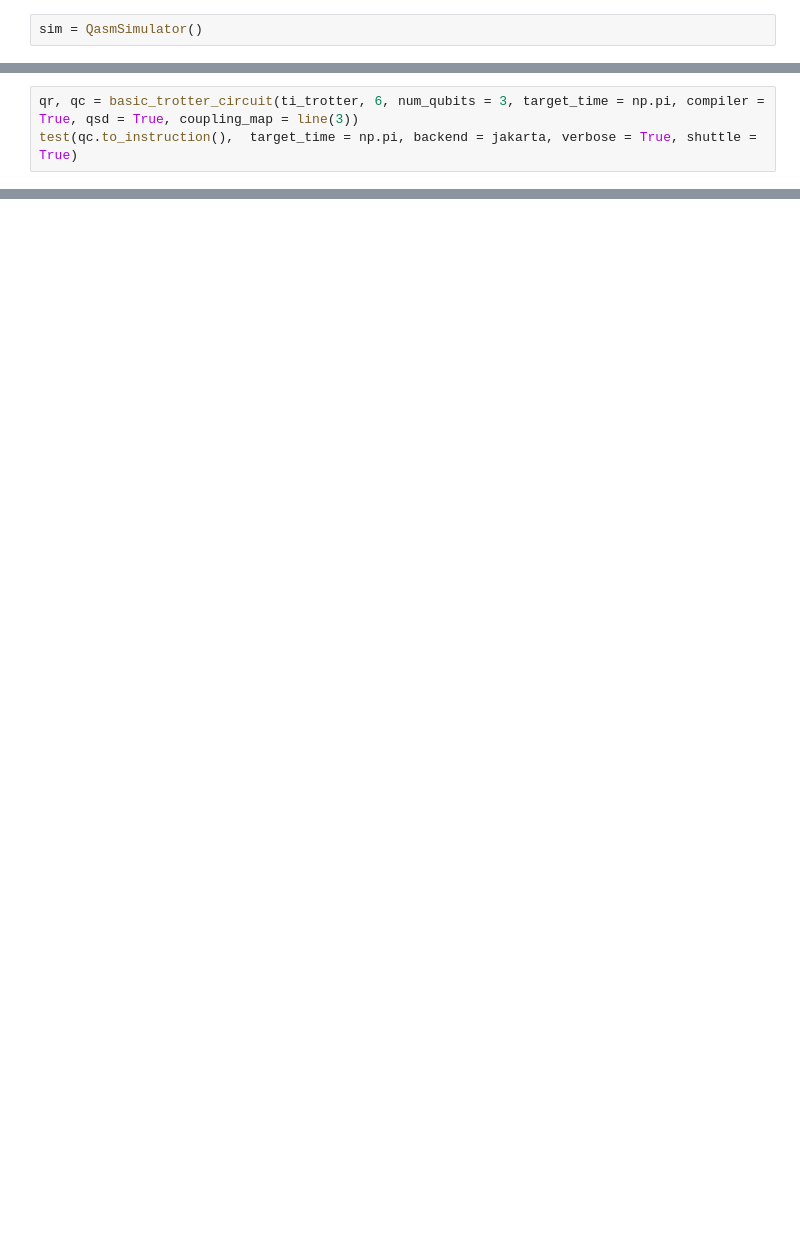
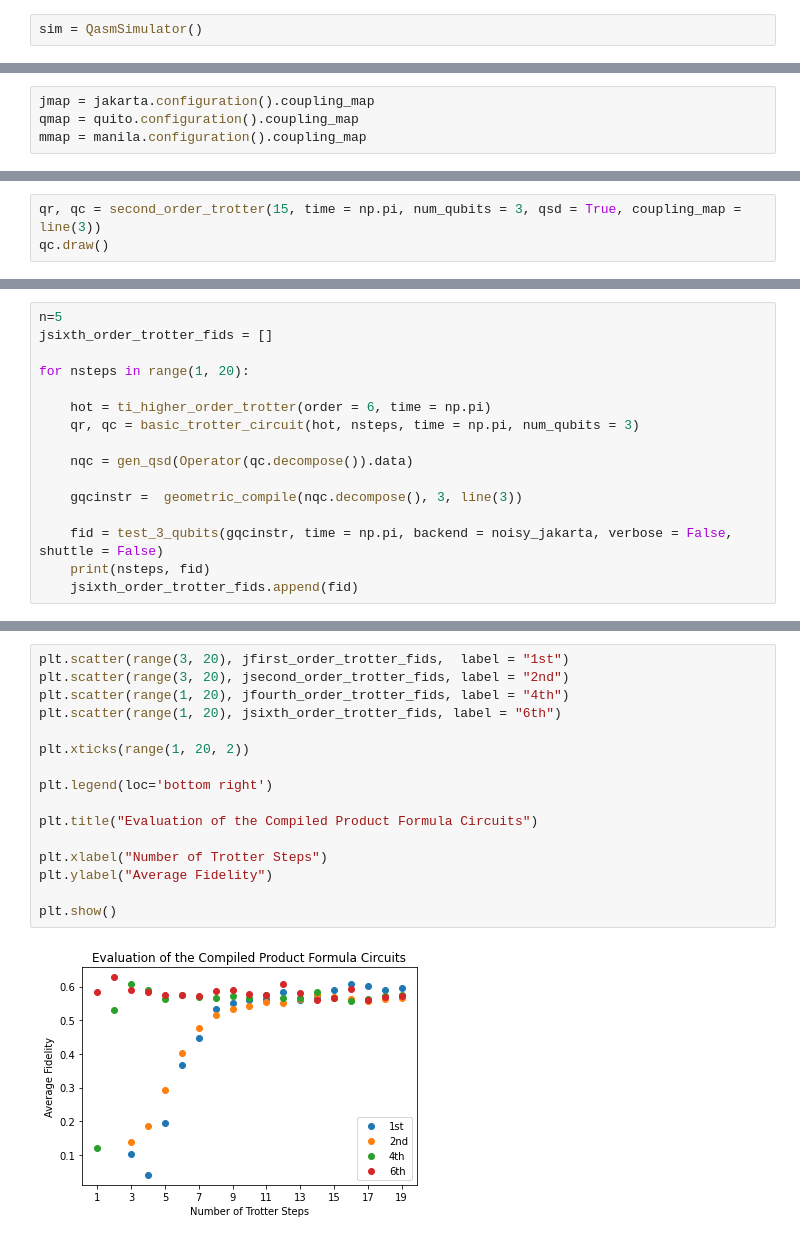
Before and after one commit to Thiagorwb/Heisenberg, a Jupyter notebook: code/nbs/example.ipynb, the cells around one changed output, grey strips where cells are left out. Drawn from its saved outputs; the diff is of its cells as text; blank space fills up the shorter version.

```diff
--- a/code/nbs/example.ipynb
+++ b/code/nbs/example.ipynb
@@ -65,0 +24,4 @@ state tomography fidelity = 0.9849 ± 0.0007
+# %%
+jmap = jakarta.configuration().coupling_map
+qmap = quito.configuration().coupling_map
+mmap = manila.configuration().coupling_map
@@ -65,0 +375,3 @@ state tomography fidelity = 0.9849 ± 0.0007
+# %%
+qr, qc = second_order_trotter(15, time = np.pi, num_qubits = 3, qsd = True, coupling_map = line(3))
+qc.draw()
@@ -101,3 +492,0 @@ Job ID 6256243e42d2a4a37b7d4414
-# %%
-qr, qc = basic_trotter_circuit(ti_trotter, 6, num_qubits = 3, target_time = np.pi, compiler = True, qsd = True, coupling_map = line(3))
-test(qc.to_instruction(),  target_time = np.pi, backend = jakarta, verbose = True, shuttle = True)
@@ -106,0 +549,16 @@ test(qsd_qc(t, coupling_map = line(3)),  target_time = t, backend = noisy_jakart
+# %%
+n=5
+jsixth_order_trotter_fids = []
+
+for nsteps in range(1, 20):
+
+    hot = ti_higher_order_trotter(order = 6, time = np.pi)
+    qr, qc = basic_trotter_circuit(hot, nsteps, time = np.pi, num_qubits = 3)
+
+    nqc = gen_qsd(Operator(qc.decompose()).data)
+
+    gqcinstr =  geometric_compile(nqc.decompose(), 3, line(3))
+
+    fid = test_3_qubits(gqcinstr, time = np.pi, backend = noisy_jakarta, verbose = False, shuttle = False)
+    print(nsteps, fid)
+    jsixth_order_trotter_fids.append(fid)
@@ -106,0 +583,18 @@ test(qsd_qc(t, coupling_map = line(3)),  target_time = t, backend = noisy_jakart
+# %%
+plt.scatter(range(3, 20), jfirst_order_trotter_fids,  label = "1st")
+plt.scatter(range(3, 20), jsecond_order_trotter_fids, label = "2nd")
+plt.scatter(range(1, 20), jfourth_order_trotter_fids, label = "4th")
+plt.scatter(range(1, 20), jsixth_order_trotter_fids, label = "6th")
+
+plt.xticks(range(1, 20, 2))
+
+plt.legend(loc='bottom right')
+
+plt.title("Evaluation of the Compiled Product Formula Circuits")
+
+plt.xlabel("Number of Trotter Steps")
+plt.ylabel("Average Fidelity")
+
+plt.show()
+# %% [output]
+[figure, added]
```
Also changed, not shown: parts of 35 cells of this notebook, 33 other files.
